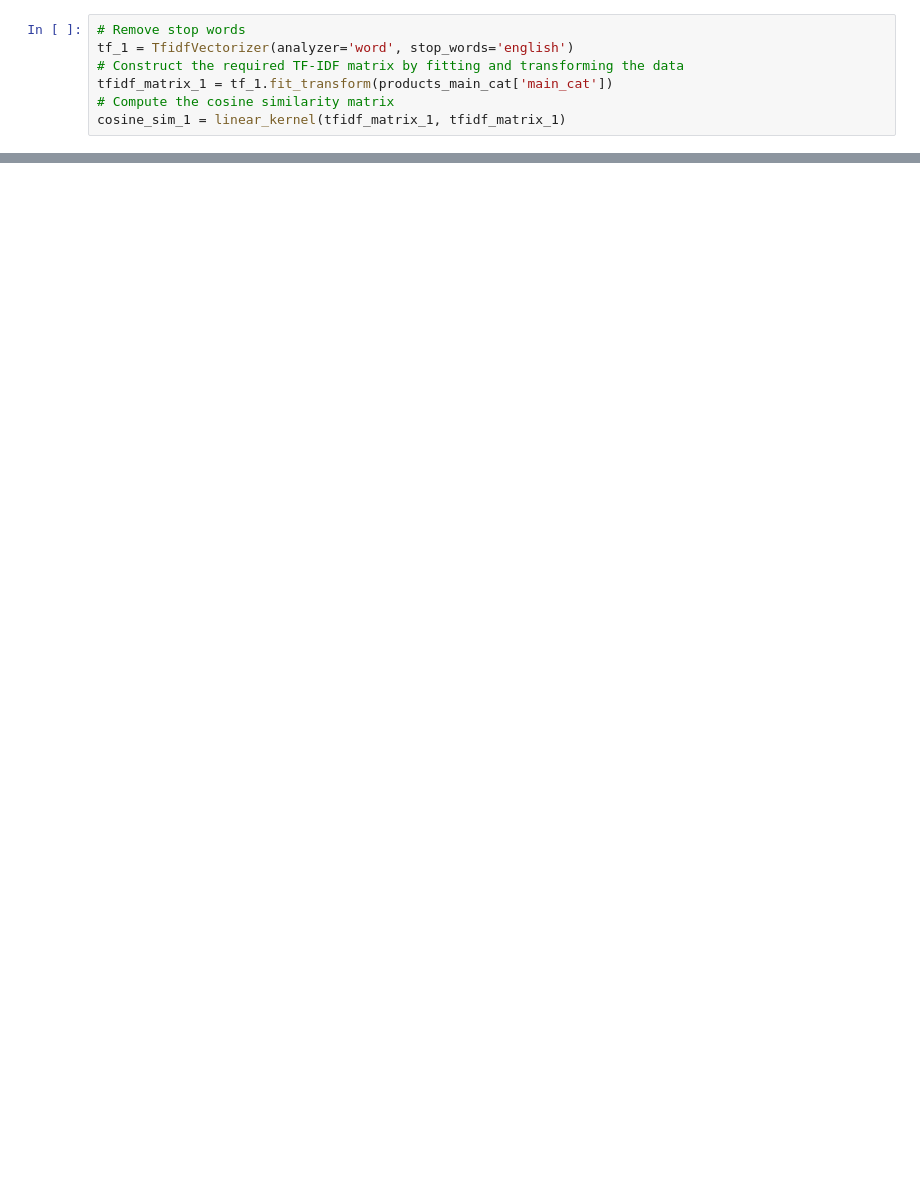
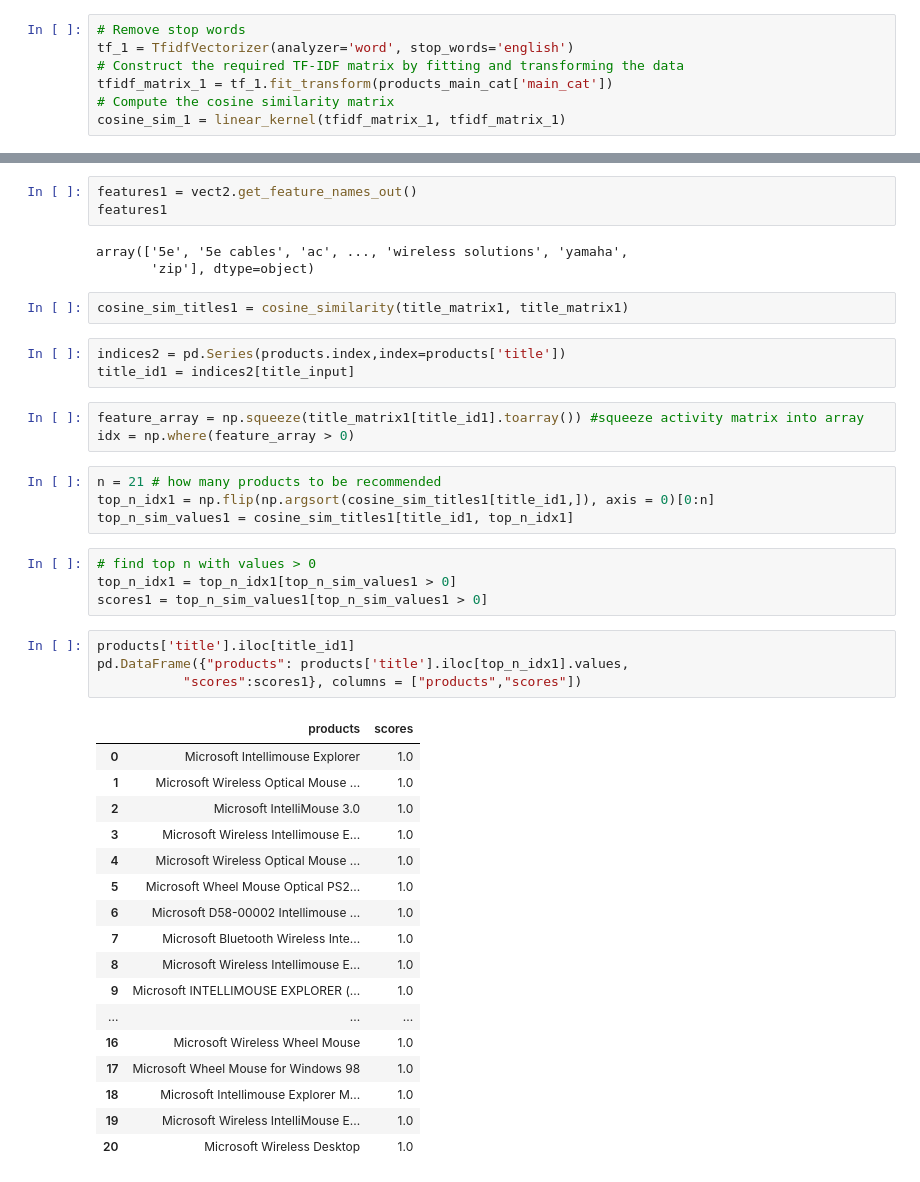
Before and after one commit to boonsuen/product-recommender-system, a Jupyter notebook: Content-Based Filtering Recommender System - Oh Boon Suen.ipynb, the cells around one changed output, grey strips where cells are left out. Saved outputs shown, nothing was run; the diff lists cells and outputs as text; blank space fills up the shorter version.

```diff
--- a/Content-Based Filtering Recommender System - Oh Boon Suen.ipynb
+++ b/Content-Based Filtering Recommender System - Oh Boon Suen.ipynb
@@ -382,0 +467,44 @@ products_category.head()
+# %%
+features1 = vect2.get_feature_names_out()
+features1
+# %% [output]
+array(['5e', '5e cables', 'ac', ..., 'wireless solutions', 'yamaha',
+       'zip'], dtype=object)
+# %%
+cosine_sim_titles1 = cosine_similarity(title_matrix1, title_matrix1)
+# %%
+indices2 = pd.Series(products.index,index=products['title'])
+title_id1 = indices2[title_input]
+# %%
+feature_array = np.squeeze(title_matrix1[title_id1].toarray()) #squeeze activity matrix into array
+idx = np.where(feature_array > 0)
+# %%
+n = 21 # how many products to be recommended
+top_n_idx1 = np.flip(np.argsort(cosine_sim_titles1[title_id1,]), axis = 0)[0:n]
+top_n_sim_values1 = cosine_sim_titles1[title_id1, top_n_idx1]
+# %%
+# find top n with values > 0
+top_n_idx1 = top_n_idx1[top_n_sim_values1 > 0]
+scores1 = top_n_sim_values1[top_n_sim_values1 > 0]
+# %%
+products['title'].iloc[title_id1]
+pd.DataFrame({"products": products['title'].iloc[top_n_idx1].values,
+           "scores":scores1}, columns = ["products","scores"])
+# %% [output]
+|  | products | scores |
+| 0 | Microsoft Intellimouse Explorer | 1.0 |
+| 1 | Microsoft Wireless Optical Mouse ... | 1.0 |
+| 2 | Microsoft IntelliMouse 3.0 | 1.0 |
+| 3 | Microsoft Wireless Intellimouse E... | 1.0 |
+| 4 | Microsoft Wireless Optical Mouse ... | 1.0 |
+| 5 | Microsoft Wheel Mouse Optical PS2... | 1.0 |
+| 6 | Microsoft D58-00002 Intellimouse ... | 1.0 |
+| 7 | Microsoft Bluetooth Wireless Inte... | 1.0 |
+| 8 | Microsoft Wireless Intellimouse E... | 1.0 |
+| 9 | Microsoft INTELLIMOUSE EXPLORER (... | 1.0 |
+| ... | ... | ... |
+| 16 | Microsoft Wireless Wheel Mouse | 1.0 |
+| 17 | Microsoft Wheel Mouse for Windows 98 | 1.0 |
+| 18 | Microsoft Intellimouse Explorer M... | 1.0 |
+| 19 | Microsoft Wireless IntelliMouse E... | 1.0 |
+| 20 | Microsoft Wireless Desktop | 1.0 |
```
Also changed, not shown: parts of 46 cells of this notebook.
